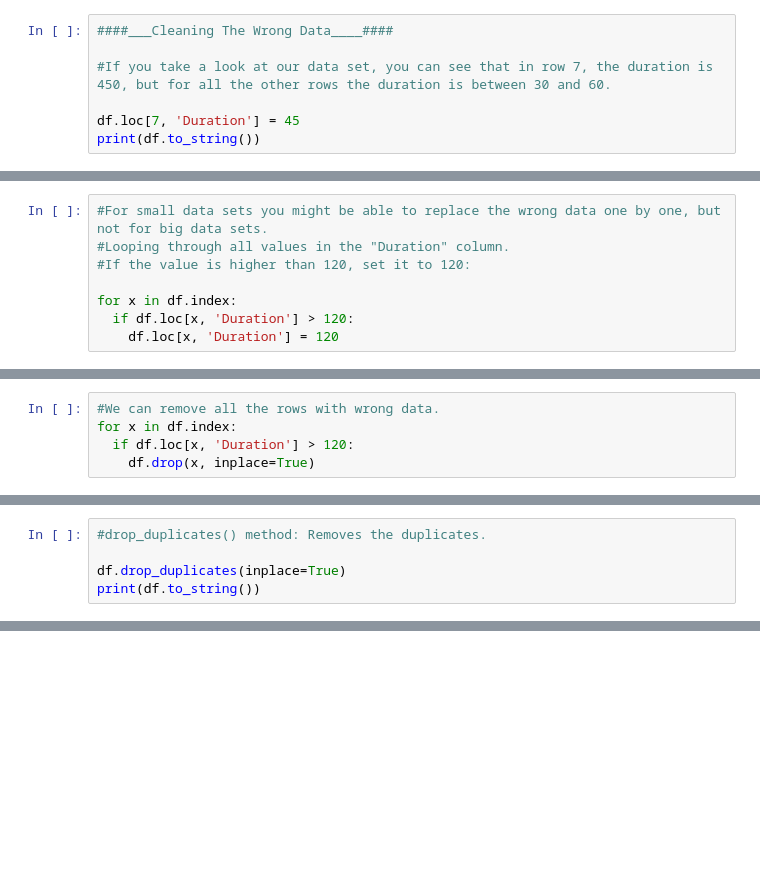
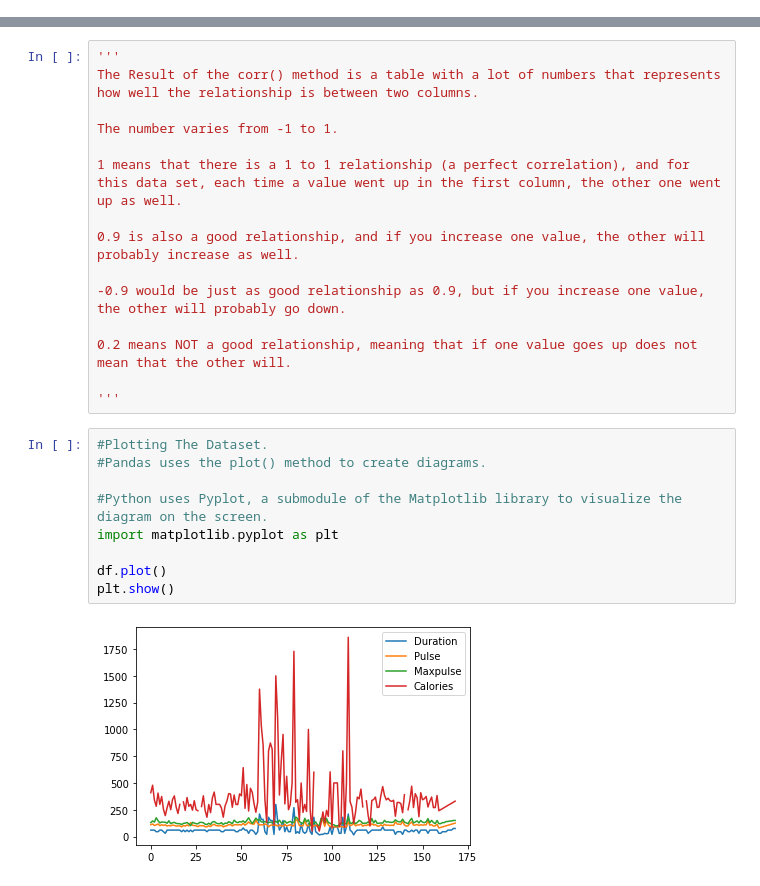
Before and after one commit to Saurav-Raghaw/Python, a Jupyter notebook: Pandas_3.ipynb, the cells around one changed output, grey strips where cells are left out. Drawn from its saved outputs; the diff is of its cells as text; blank space fills up the shorter version.

Commit message:
Pandas correlation and Plotting.

```diff
--- a/Pandas_3.ipynb
+++ b/Pandas_3.ipynb
@@ -81,7 +29,0 @@ print(df.to_string())
-# %%
-####___Cleaning The Wrong Data____####
-
-#If you take a look at our data set, you can see that in row 7, the duration is 450, but for all the other rows the duration is between 30 and 60.
-
-df.loc[7, 'Duration'] = 45
-print(df.to_string())
@@ -106,8 +29,0 @@ print(df.to_string())
-# %%
-#For small data sets you might be able to replace the wrong data one by one, but not for big data sets.
-#Looping through all values in the "Duration" column.
-#If the value is higher than 120, set it to 120:
-
-for x in df.index:
-  if df.loc[x, 'Duration'] > 120:
-    df.loc[x, 'Duration'] = 120
@@ -120,5 +29,0 @@ Int64Index([ 0,  1,  2,  3,  4,  5,  6,  7,  8,  9, 10, 11, 12, 13, 14, 15, 16,
-# %%
-#We can remove all the rows with wrong data.
-for x in df.index:
-  if df.loc[x, 'Duration'] > 120:
-    df.drop(x, inplace=True)
@@ -170,5 +29,0 @@ dtype: bool
-# %%
-#drop_duplicates() method: Removes the duplicates.
-
-df.drop_duplicates(inplace=True)
-print(df.to_string())
@@ -192,0 +39,26 @@ print(df.to_string())
+# %%
+'''
+The Result of the corr() method is a table with a lot of numbers that represents how well the relationship is between two columns.
+
+The number varies from -1 to 1.
+
+1 means that there is a 1 to 1 relationship (a perfect correlation), and for this data set, each time a value went up in the first column, the other one went up as well.
+
+0.9 is also a good relationship, and if you increase one value, the other will probably increase as well.
+
+-0.9 would be just as good relationship as 0.9, but if you increase one value, the other will probably go down.
+
+0.2 means NOT a good relationship, meaning that if one value goes up does not mean that the other will.
+
+'''
+# %%
+#Plotting The Dataset.
+#Pandas uses the plot() method to create diagrams.
+
+#Python uses Pyplot, a submodule of the Matplotlib library to visualize the diagram on the screen.
+import matplotlib.pyplot as plt
+
+df.plot()
+plt.show()
+# %% [output]
+[figure, added]
```
Also changed, not shown: parts of 14 cells of this notebook.
